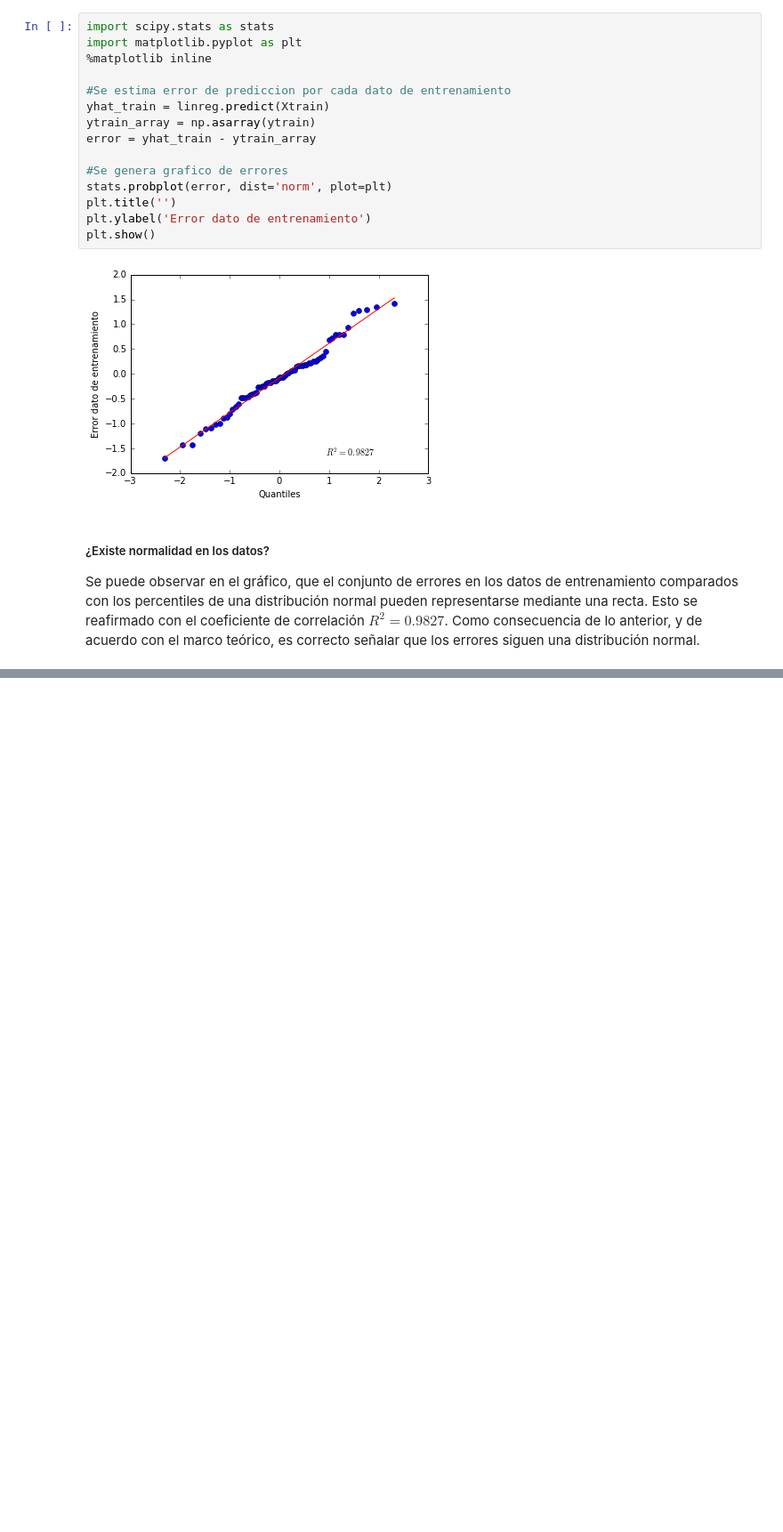
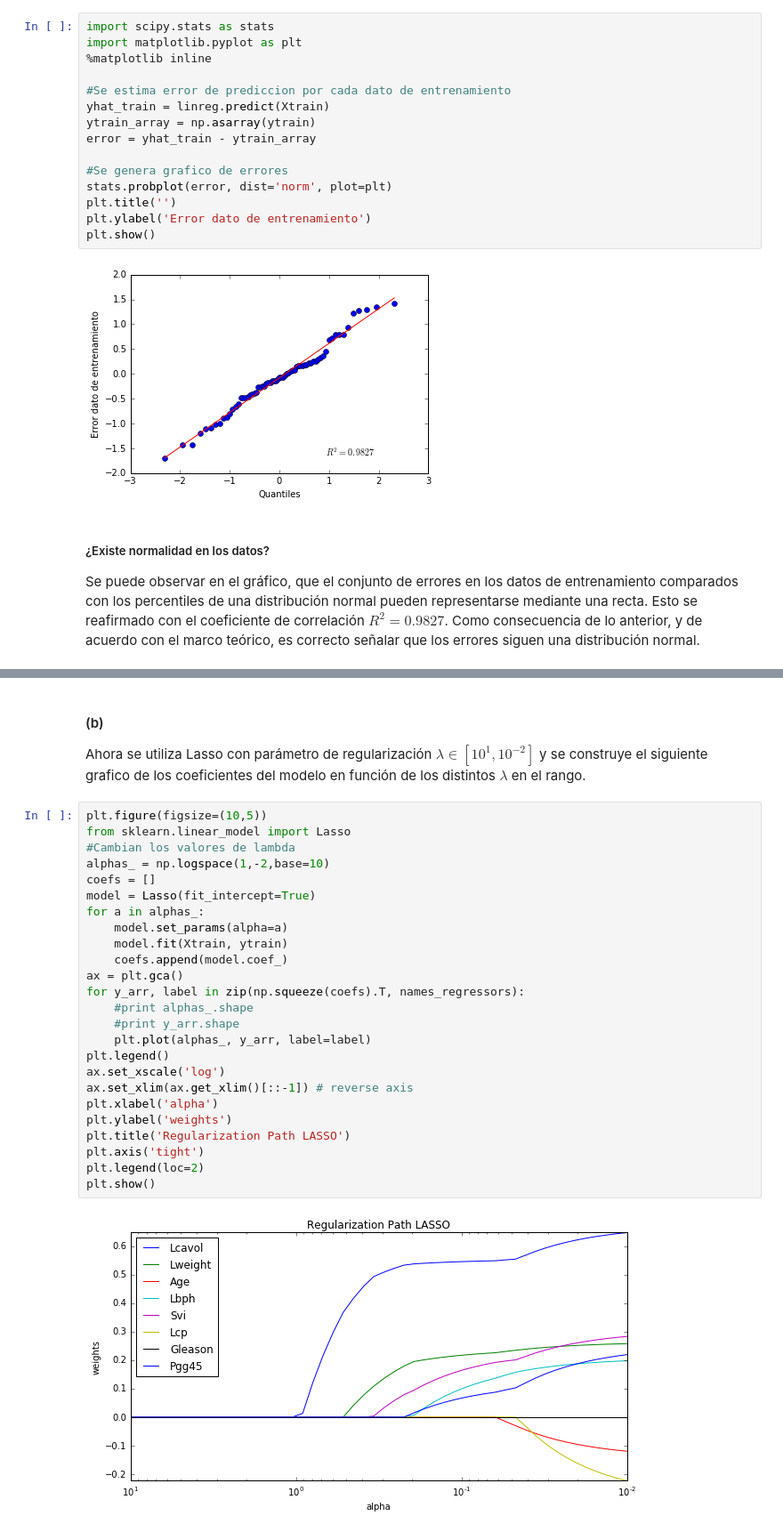
Before and after one commit to mazino/ML-Tarea1, a Jupyter notebook: code/Regresion Lineal.ipynb, the cells around one changed output, grey strips where cells are left out. Shown at 89% size. Saved outputs shown, nothing was run; the diff lists cells and outputs as text; blank space fills up the shorter version.

```diff
--- a/code/Regresion Lineal.ipynb
+++ b/code/Regresion Lineal.ipynb
@@ -206,0 +463,30 @@ Se puede observar en el gráfico, que el conjunto de errores en los datos de ent
+# %% [markdown]
+#### (b)
+Ahora se utiliza Lasso con parámetro de regularización $\lambda \in [10^{1},10^{-2}]$ y se construye el siguiente grafico de los coeficientes del modelo en función de los distintos $\lambda$ en el rango.
+# %%
+plt.figure(figsize=(10,5))
+from sklearn.linear_model import Lasso
+#Cambian los valores de lambda
+alphas_ = np.logspace(1,-2,base=10)
+coefs = []
+model = Lasso(fit_intercept=True)
+for a in alphas_:
+	model.set_params(alpha=a)
+	model.fit(Xtrain, ytrain)
+	coefs.append(model.coef_)
+ax = plt.gca()
+for y_arr, label in zip(np.squeeze(coefs).T, names_regressors):
+	#print alphas_.shape
+	#print y_arr.shape
+	plt.plot(alphas_, y_arr, label=label)
+plt.legend()
+ax.set_xscale('log')
+ax.set_xlim(ax.get_xlim()[::-1]) # reverse axis
+plt.xlabel('alpha')
+plt.ylabel('weights')
+plt.title('Regularization Path LASSO')
+plt.axis('tight')
+plt.legend(loc=2)
+plt.show()
+# %% [output]
+[figure, added]
```
Also changed, not shown: parts of 34 cells of this notebook.
